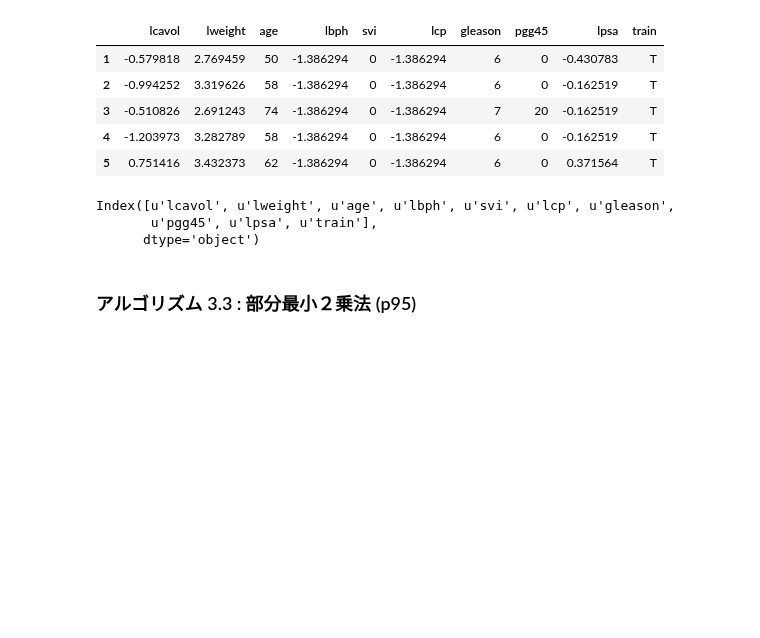
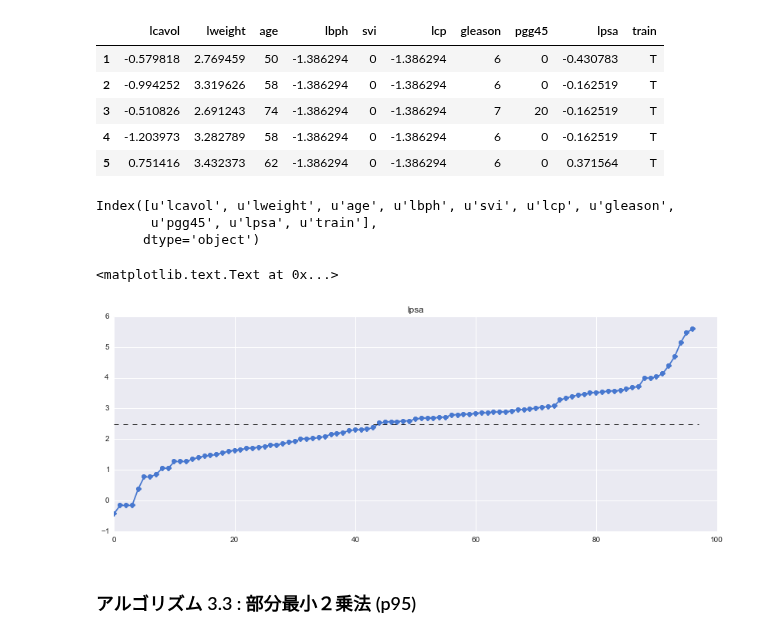
Before and after one commit to matsuken92/Qiita_Contents, a Jupyter notebook: Castella-book/Partial_Least_Square.ipynb, the cells around one changed output. Saved outputs shown, nothing was run; the diff lists cells and outputs as text; code cells hidden in the pictures; blank space fills up the shorter version.

Commit message:
add graph

```diff
--- a/Castella-book/Partial_Least_Square.ipynb
+++ b/Castella-book/Partial_Least_Square.ipynb
@@ -50,6 +50,15 @@ Index([u'lcavol', u'lweight', u'age', u'lbph', u'svi', u'lcp', u'gleason',
 y = df.lpsa.values
 df.drop("lpsa", axis=1, inplace=True)
 X = df.values
+# %%
+plt.figure(figsize=(14,5))
+plt.plot(range(len(y)),y,marker="o")
+y_mean = np.mean(y)
+plt.plot([0,len(y)],[y_mean, y_mean],"k--", lw=1)
+plt.title("lpsa")
+# %% [output]
+<matplotlib.text.Text at 0x...>
+[figure, added]
 # %% [markdown]
 ### アルゴリズム 3.3 :    部分最小２乗法 (p95)
 # %%
```
Also changed, not shown: parts of 4 cells of this notebook.
